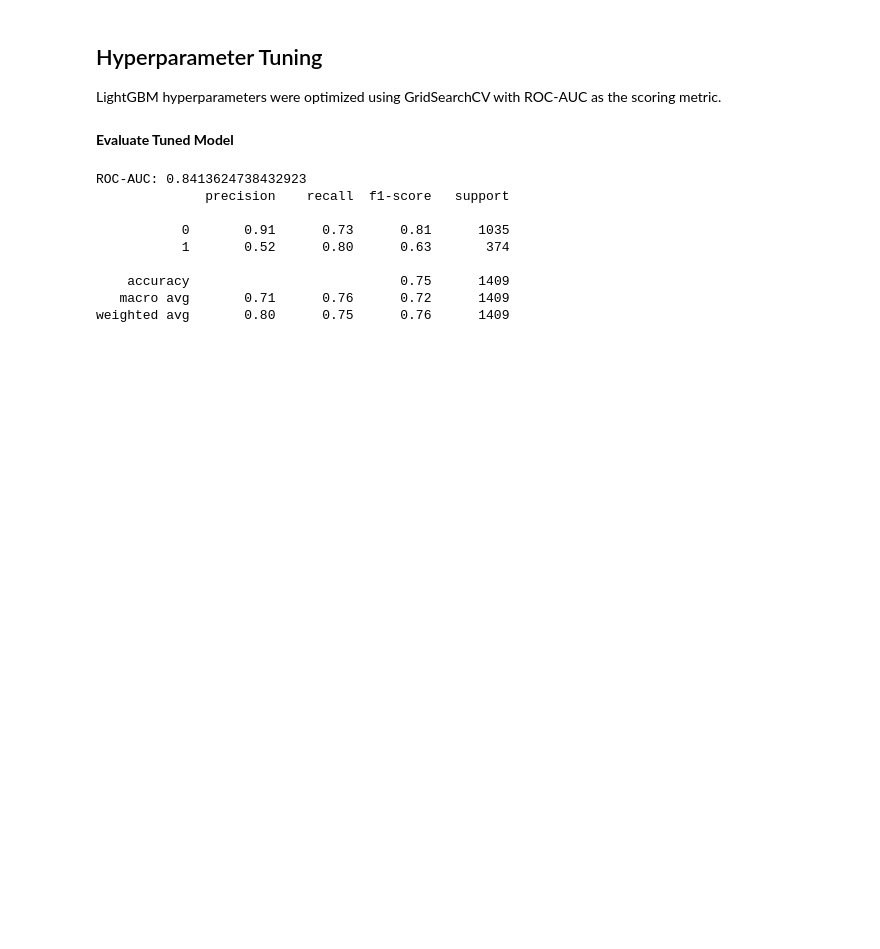
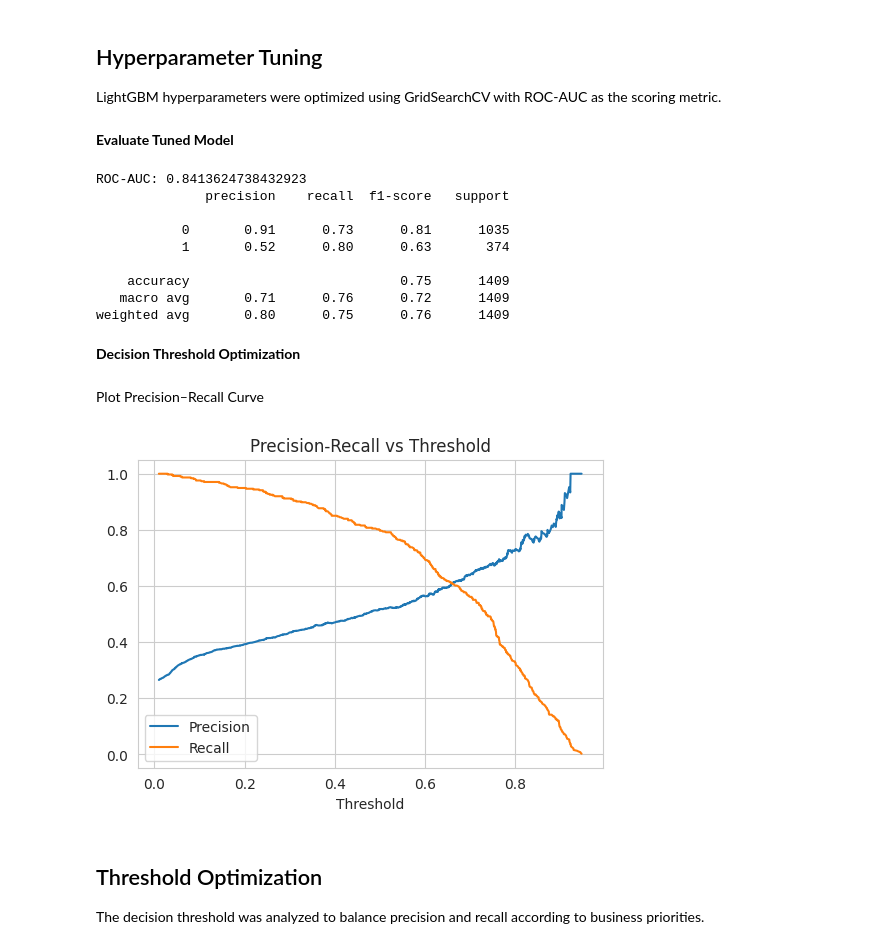
Before and after one commit to suparna-500/CustomerShield, a Jupyter notebook: notebook/CustomerShield.ipynb, the cells around one changed output. Drawn from its saved outputs; the diff is of its cells as text; code cells hidden in the pictures; blank space fills up the shorter version.

Commit message:
Analyze precision-recall tradeoff for threshold optimization

```diff
--- a/notebook/CustomerShield.ipynb
+++ b/notebook/CustomerShield.ipynb
@@ -516,3 +516,26 @@ ROC-AUC: 0.8413624738432923
     accuracy                           0.75      1409
    macro avg       0.71      0.76      0.72      1409
 weighted avg       0.80      0.75      0.76      1409
+# %% [markdown]
+**Decision Threshold Optimization**
+# %% [markdown]
+Plot Precision–Recall Curve
+# %%
+from sklearn.metrics import precision_recall_curve
+import matplotlib.pyplot as plt
+
+precision, recall, thresholds = precision_recall_curve(y_test, y_prob_best)
+
+plt.figure(figsize=(6,4))
+plt.plot(thresholds, precision[:-1], label="Precision")
+plt.plot(thresholds, recall[:-1], label="Recall")
+plt.xlabel("Threshold")
+plt.legend()
+plt.title("Precision-Recall vs Threshold")
+plt.show()
+# %% [output]
+[figure, added]
+# %% [markdown]
+## Threshold Optimization
+
+The decision threshold was analyzed to balance precision and recall according to business priorities.
```
